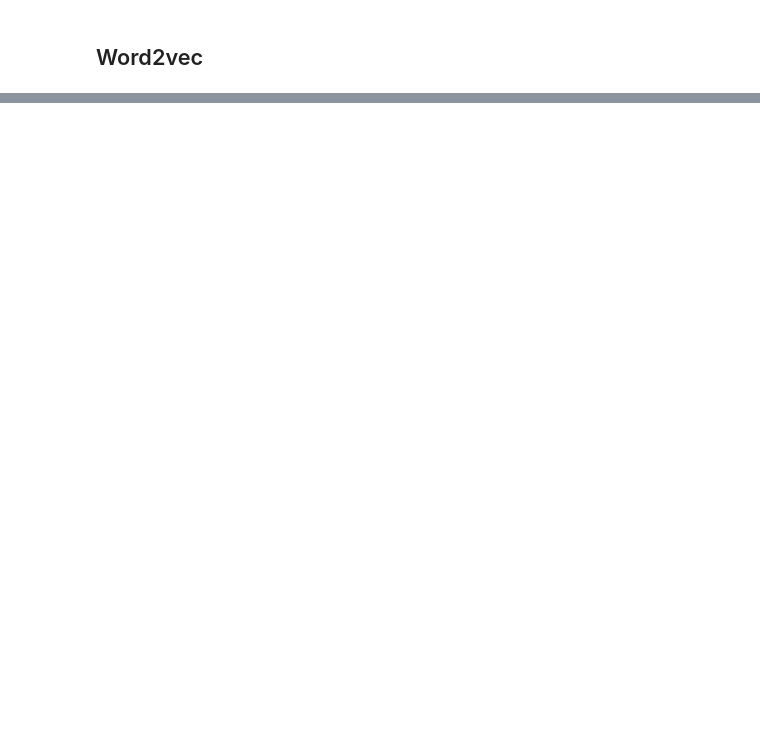
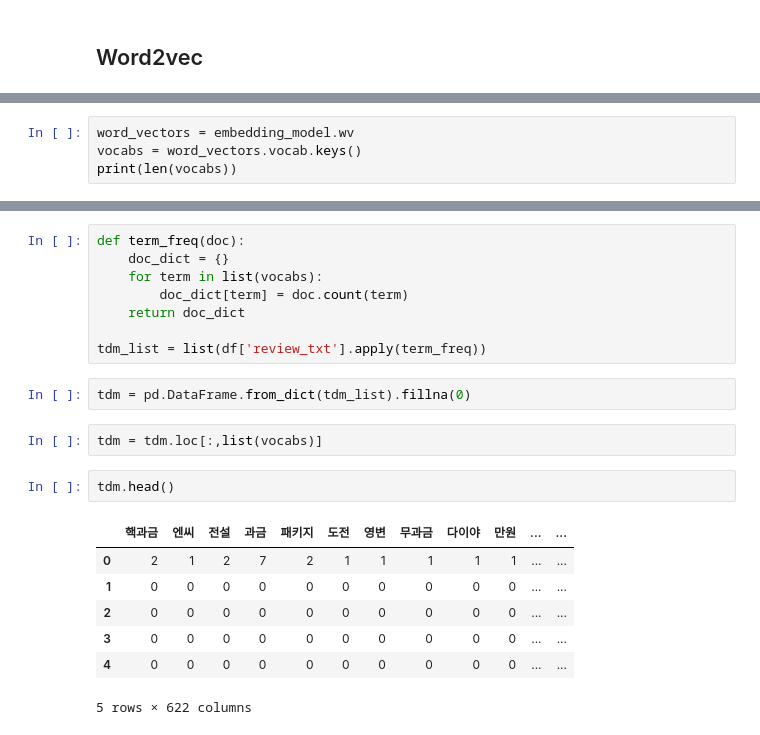
Before and after one commit to ddiveOffice/Data_Crawling, a Jupyter notebook: nlp_test.ipynb, the cells around one changed output, grey strips where cells are left out. Saved outputs shown, nothing was run; the diff lists cells and outputs as text; blank space fills up the shorter version.

```diff
--- a/nlp_test.ipynb
+++ b/nlp_test.ipynb
@@ -283,0 +320,4 @@ pprint.pprint(embedding_model.most_similar(positive=["택진"], topn=50))
+# %%
+word_vectors = embedding_model.wv
+vocabs = word_vectors.vocab.keys()
+print(len(vocabs))
@@ -283,0 +346,22 @@ pprint.pprint(embedding_model.most_similar(positive=["택진"], topn=50))
+# %%
+def term_freq(doc):
+    doc_dict = {}
+    for term in list(vocabs):
+        doc_dict[term] = doc.count(term)
+    return doc_dict
+
+tdm_list = list(df['review_txt'].apply(term_freq))
+# %%
+tdm = pd.DataFrame.from_dict(tdm_list).fillna(0)
+# %%
+tdm = tdm.loc[:,list(vocabs)]
+# %%
+tdm.head()
+# %% [output]
+|  | 핵과금 | 엔씨 | 전설 | 과금 | 패키지 | 도전 | 영변 | 무과금 | 다이야 | 만원 | ... | ... |
+| 0 | 2 | 1 | 2 | 7 | 2 | 1 | 1 | 1 | 1 | 1 | ... | ... |
+| 1 | 0 | 0 | 0 | 0 | 0 | 0 | 0 | 0 | 0 | 0 | ... | ... |
+| 2 | 0 | 0 | 0 | 0 | 0 | 0 | 0 | 0 | 0 | 0 | ... | ... |
+| 3 | 0 | 0 | 0 | 0 | 0 | 0 | 0 | 0 | 0 | 0 | ... | ... |
+| 4 | 0 | 0 | 0 | 0 | 0 | 0 | 0 | 0 | 0 | 0 | ... | ... |
+5 rows × 622 columns
```
Also changed, not shown: parts of 53 cells of this notebook.
